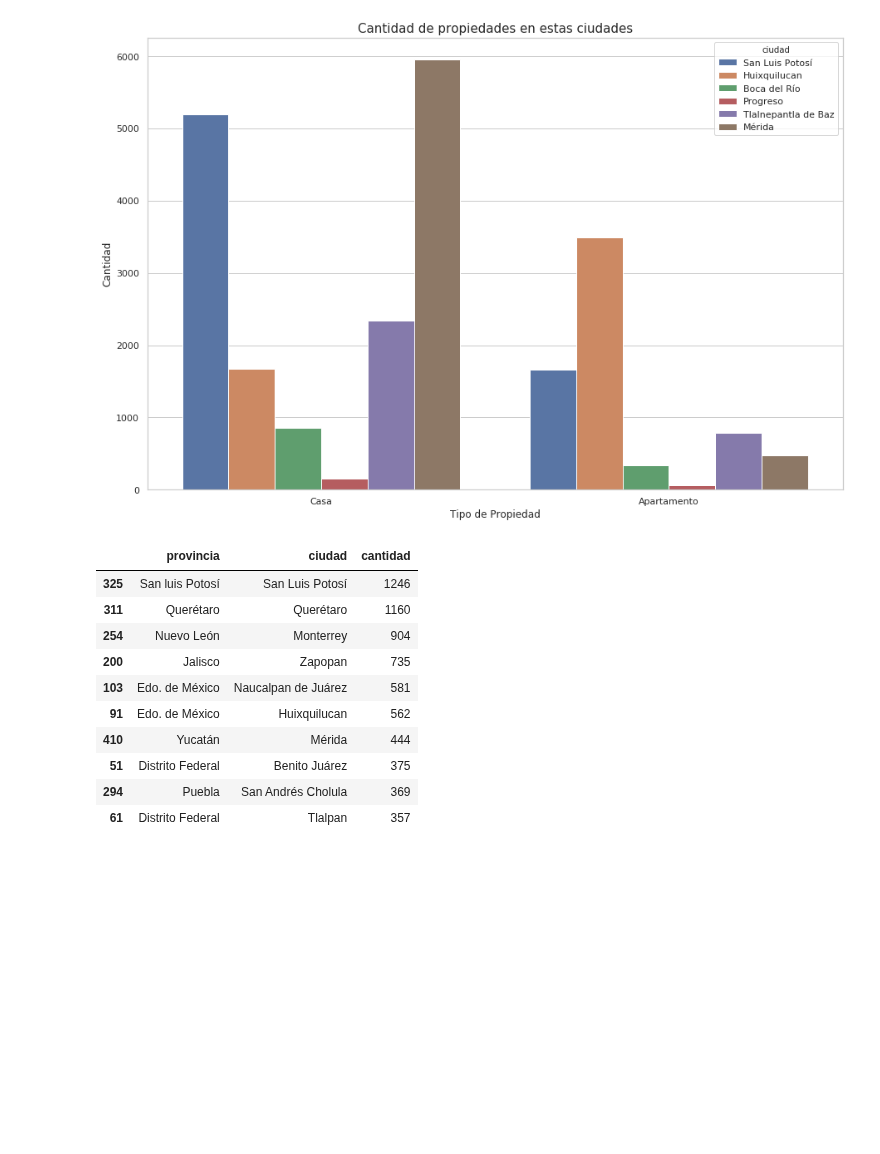
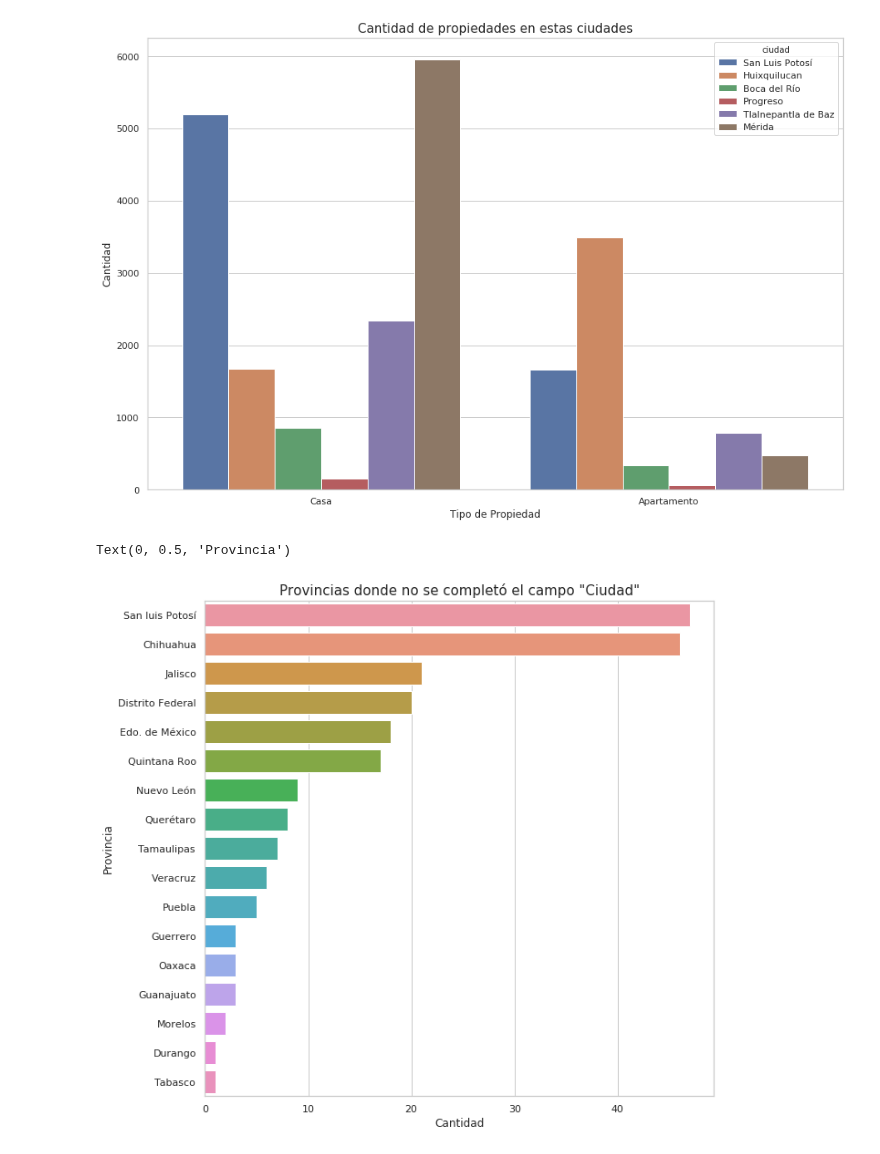
Before and after one commit to JuanCruzCastroLopez/tp1-zonajobs-analysis, a Jupyter notebook: DataSet_analisis.ipynb, the cells around one changed output. Drawn from its saved outputs; the diff is of its cells as text; code cells hidden in the pictures; blank space fills up the shorter version.

Commit message:
Mas graficos viendo quienes no completaron datos del DF

```diff
--- a/DataSet_analisis.ipynb
+++ b/DataSet_analisis.ipynb
@@ -115,23 +83,20 @@ g.set_ylabel("Cantidad", fontsize=12)
 # %% [output]
 Text(0, 0.5, 'Cantidad')
 [figure]
-# %%
-#Quiero descubrir las provincias y las ciudades donde no se lleno el tipo de propiedad
-dfTPNull = df[df['metroscubiertos'].isnull()].groupby(['provincia','ciudad']).size().reset_index()
-dfTPNull.rename(columns={0:'cantidad'}, inplace=True)
-dfTPNull = dfTPNull.sort_values(by = 'cantidad', ascending=False)
-ciudades = list(dfTPNull.ciudad)
-
-dfTPNull.head(10)
-# %% [output]
-|  | provincia | ciudad | cantidad |
-| 325 | San luis Potosí | San Luis Potosí | 1246 |
-| 311 | Querétaro | Querétaro | 1160 |
-| 254 | Nuevo León | Monterrey | 904 |
-| 200 | Jalisco | Zapopan | 735 |
-| 103 | Edo. de México | Naucalpan de Juárez | 581 |
-| 91 | Edo. de México | Huixquilucan | 562 |
-| 410 | Yucatán | Mérida | 444 |
-| 51 | Distrito Federal | Benito Juárez | 375 |
-| 294 | Puebla | San Andrés Cholula | 369 |
-| 61 | Distrito Federal | Tlalpan | 357 |
+# %%
+#Quiero ver las provincias donde no completaron el campo:"Ciudad"
+dfCiuNull = df[df['ciudad'].isnull()].groupby(['provincia']).size().reset_index()
+dfCiuNull.rename(columns={0:'cantidad'}, inplace=True)
+dfCiuNull = dfCiuNull.sort_values(by = 'cantidad', ascending=False)
+provincia = list(dfCiuNull.provincia)
+
+plt.figure(figsize=(10, 10))
+g = sns.barplot(x=dfCiuNull['cantidad'], y=dfCiuNull['provincia'], orient='h')
+g.set_title("Provincias donde no se completó el campo \"Ciudad\"", fontsize=15)
+g.set_xlabel("Cantidad", fontsize=12)
+g.set_ylabel("Provincia", fontsize=12)
+
+#Mejorar grilla y valores para que den sin coma
+# %% [output]
+Text(0, 0.5, 'Provincia')
+[figure, added]
```
Also changed, not shown: parts of 5 cells of this notebook.
